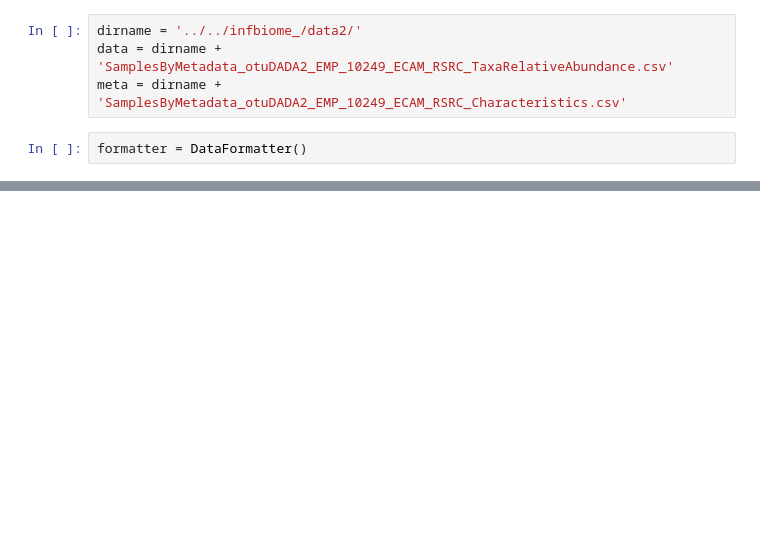
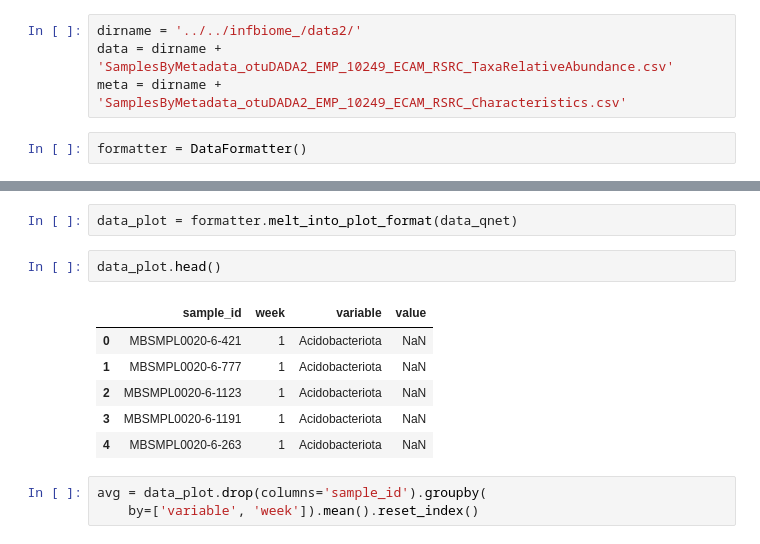
Before and after one commit to zeroknowledgediscovery/qbiome, a Jupyter notebook: examples/data_formatter.ipynb, the cells around one changed output, grey strips where cells are left out. Drawn from its saved outputs; the diff is of its cells as text; blank space fills up the shorter version.

```diff
--- a/examples/data_formatter.ipynb
+++ b/examples/data_formatter.ipynb
@@ -125,0 +140,14 @@ data_qnet.head()
+# %%
+data_plot = formatter.melt_into_plot_format(data_qnet)
+# %%
+data_plot.head()
+# %% [output]
+|  | sample_id | week | variable | value |
+| 0 | MBSMPL0020-6-421 | 1 | Acidobacteriota | NaN |
+| 1 | MBSMPL0020-6-777 | 1 | Acidobacteriota | NaN |
+| 2 | MBSMPL0020-6-1123 | 1 | Acidobacteriota | NaN |
+| 3 | MBSMPL0020-6-1191 | 1 | Acidobacteriota | NaN |
+| 4 | MBSMPL0020-6-263 | 1 | Acidobacteriota | NaN |
+# %%
+avg = data_plot.drop(columns='sample_id').groupby(
+    by=['variable', 'week']).mean().reset_index()
```
Also changed, not shown: parts of 7 cells of this notebook, 1 other file.
